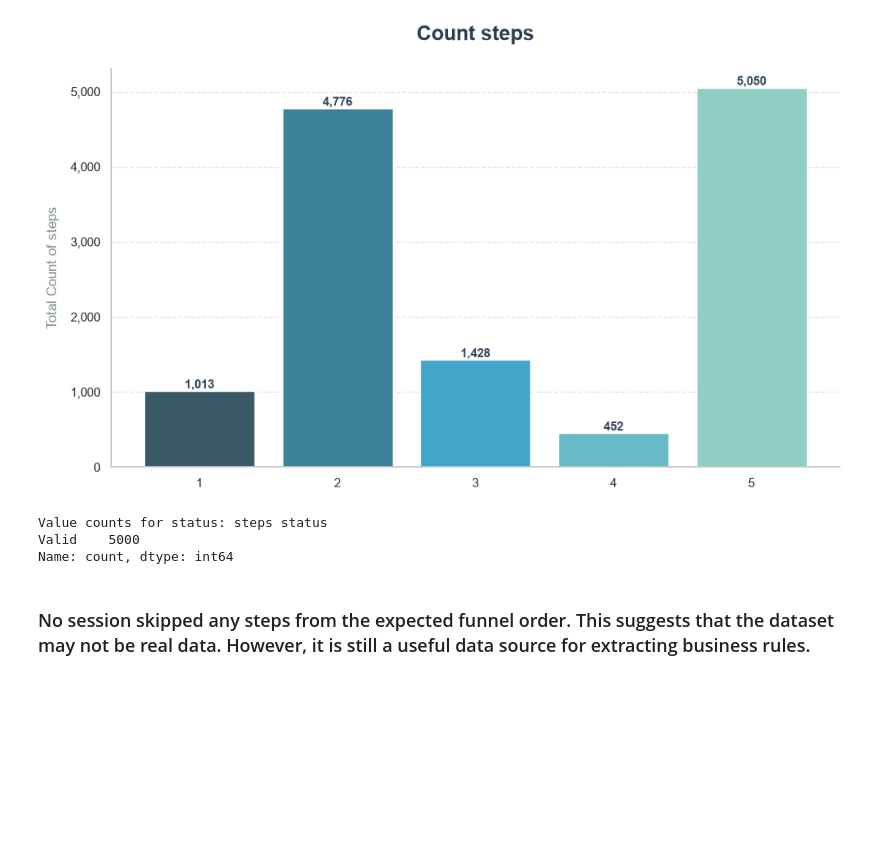
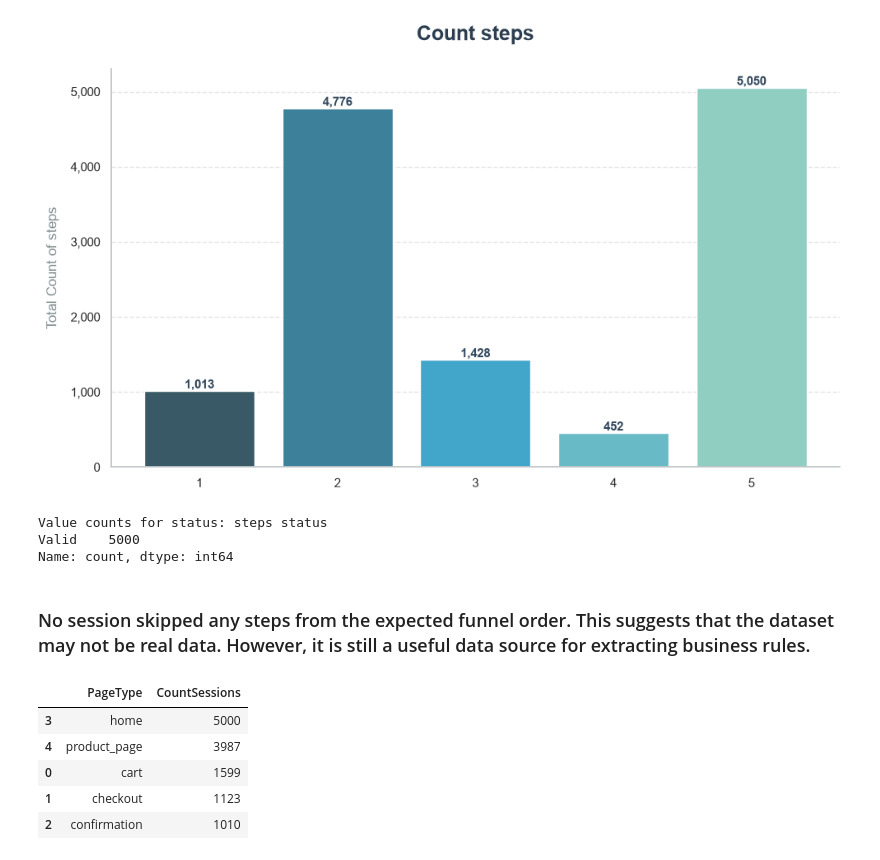
Before and after one commit to RondinellyOliveira/Funnel-Drop, a Jupyter notebook: Funnel_drop_analysis.ipynb, the cells around one changed output. Cells and saved outputs as stored; diff of their text form; code cells hidden in the pictures; blank space fills up the shorter version.

```diff
--- a/Funnel_drop_analysis.ipynb
+++ b/Funnel_drop_analysis.ipynb
@@ -301,3 +301,13 @@ Valid    5000
 Name: count, dtype: int64
 # %% [markdown]
 ### No session skipped any steps from the expected funnel order. This suggests that the dataset may not be real data. However, it is still a useful data source for extracting business rules.
+# %%
+dDropCountSessions = dfsort.groupby('PageType')['SessionID'].nunique().reset_index().sort_values(by='SessionID', ascending=False).rename(columns={'SessionID': 'CountSessions'})
+dDropCountSessions
+# %% [output]
+|  | PageType | CountSessions |
+| 3 | home | 5000 |
+| 4 | product_page | 3987 |
+| 0 | cart | 1599 |
+| 1 | checkout | 1123 |
+| 2 | confirmation | 1010 |
```
Also changed, not shown: parts of 2 cells of this notebook, 2 other files.
